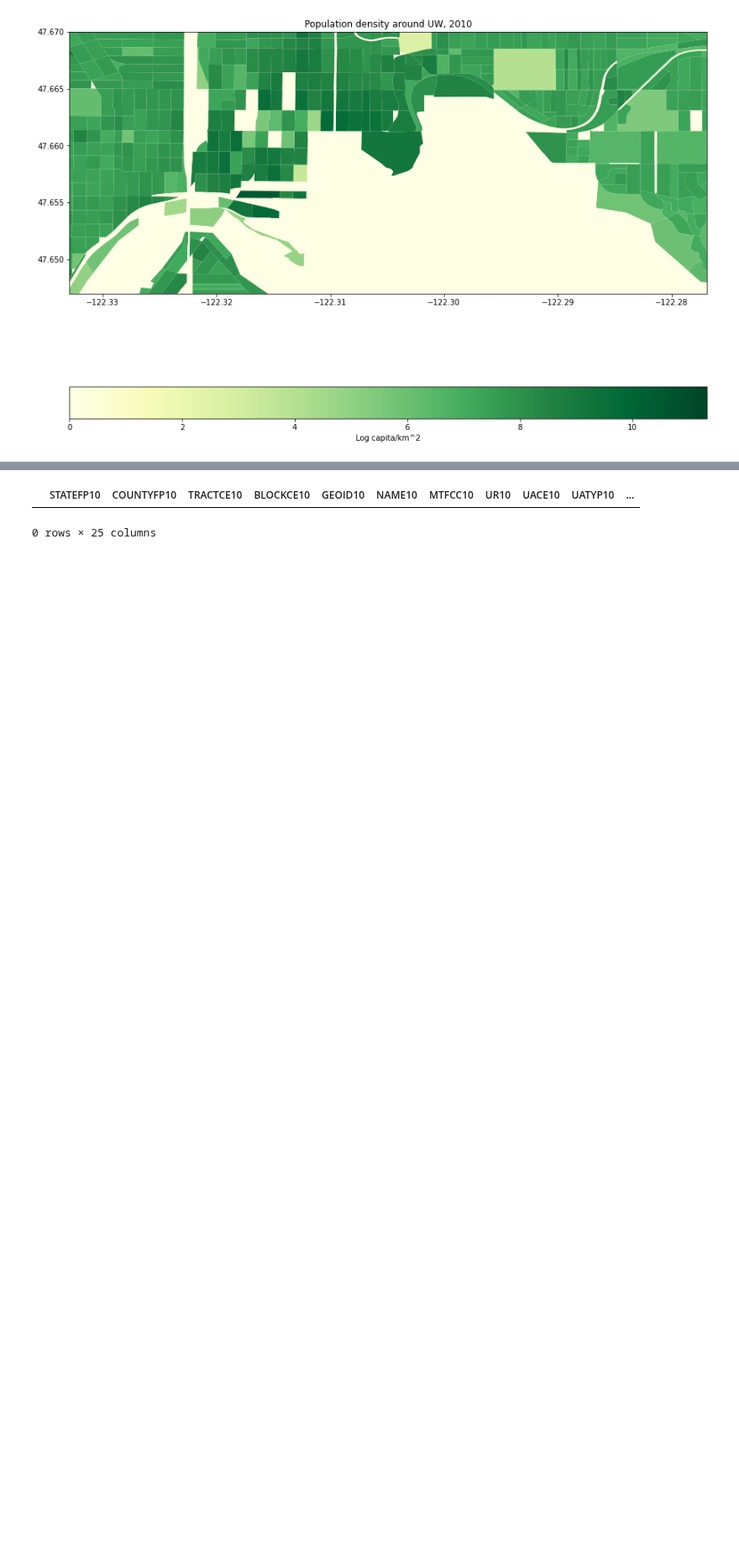
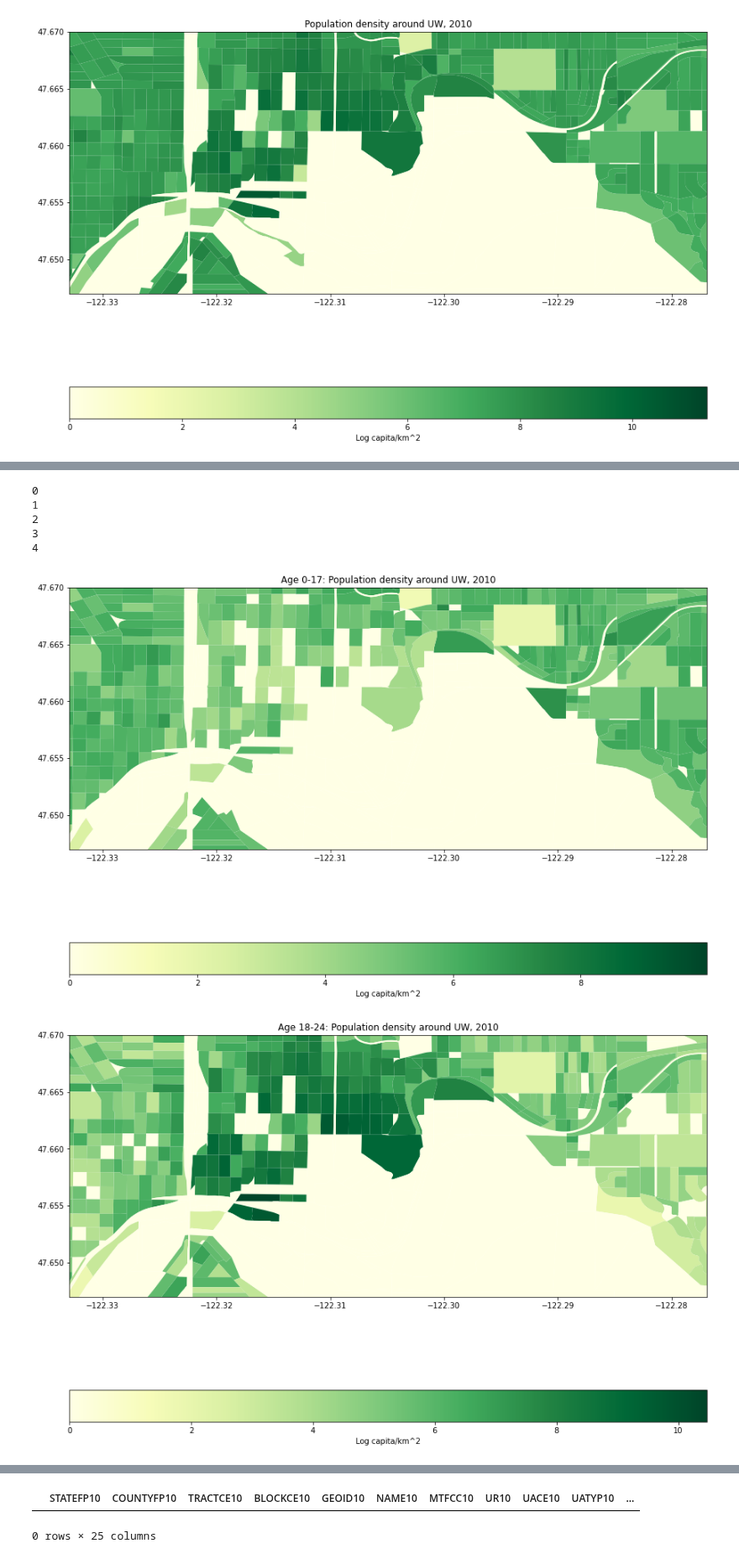
Before and after one commit to beatrixkh/explore_census_2020_dp, a Jupyter notebook: explore/checkout_population_characteristics/2020_05_14_checkout_population_structure_UW.ipynb, the cells around one changed output, grey strips where cells are left out. Shown at 84% size. Cells and saved outputs as stored; diff of their text form; code cells hidden in the pictures; blank space fills up the shorter version.

Commit message:
added vizs for pop density in age bins

```diff
--- a/explore/checkout_population_characteristics/2020_05_14_checkout_population_structure_UW.ipynb
+++ b/explore/checkout_population_characteristics/2020_05_14_checkout_population_structure_UW.ipynb
@@ -241,0 +272,7 @@ output.to_csv('/home/j/Project/simulation_science/covid/data/census_data/2020_05
+# %%
+# add capita/km^2 per age group
+
+labels = [i[3:] for i in bin_names]
+
+for i in np.arange(len(bin_names)):
+    output['capita_per_km2_' + labels[i]] = output[bin_names[i]] / output['area']
@@ -249,3 +300,5 @@ plt.show
 # %% [output]
 <function matplotlib.pyplot.show(*args, **kw)>
 [figure]
+# %%
+viz_dt.GEOID10 = viz_dt.GEOID10.astype(int)
@@ -252,5 +309,6 @@ plt.show
 # %%
-viz_dt = viz_dt.merge(output[['total_pop','pop_density','geoid']], left_on='GEOID10', right_on = 'geoid', how = 'left')
+viz_cols = ['geoid','total_pop','pop_density'] + bin_names
+viz_dt = viz_dt.merge(output[viz_cols], left_on='GEOID10', right_on = 'geoid', how = 'left')
 # %%
 viz_dt['key'] = viz_dt.GEOID10.astype(int)
 output['key'] = output.geoid.astype(int)
@@ -277,0 +346,30 @@ plt.show()
+# %%
+for i in np.arange(len(bin_names)):
+    viz_dt['density_' + bin_names[i]] = viz_dt[bin_names[i]] / viz_dt['area']
+    viz_dt['log_' + bin_names[i]] = np.log(viz_dt['density_' + bin_names[i]] + 1)
+# %%
+title_labs = ['Age 0-17','Age 18-24','Age 22-34','Age 30-64', 'Age 65+']
+
+for i in np.arange(len(bin_names)):
+    print(i)
+    fig, ax = plt.subplots(figsize = (15,15))
+
+    ax.set_xlim(-122.332927, -122.276884)
+    ax.set_ylim(47.647, 47.67)
+
+    plt.title(title_labs[i] + ': Population density around UW, 2010')
+
+    viz_dt.plot(ax=ax, column='log_' + bin_names[i], cmap = 'YlGn',
+                legend = True,
+                legend_kwds={'label': "Log capita/km^2",'orientation': "horizontal"})
+
+    filename = 'king_county_pop_density_2010_' + title_labs[i].replace(' ','_') + '.png'
+    plt.savefig('/home/j/temp/beatrixh/sim_science/outputs/WA_counts/' + filename)
+# %% [output]
+0
+1
+2
+3
+4
+[figure, added]
+[figure, added]
```
Also changed, not shown: parts of 15 cells of this notebook.
